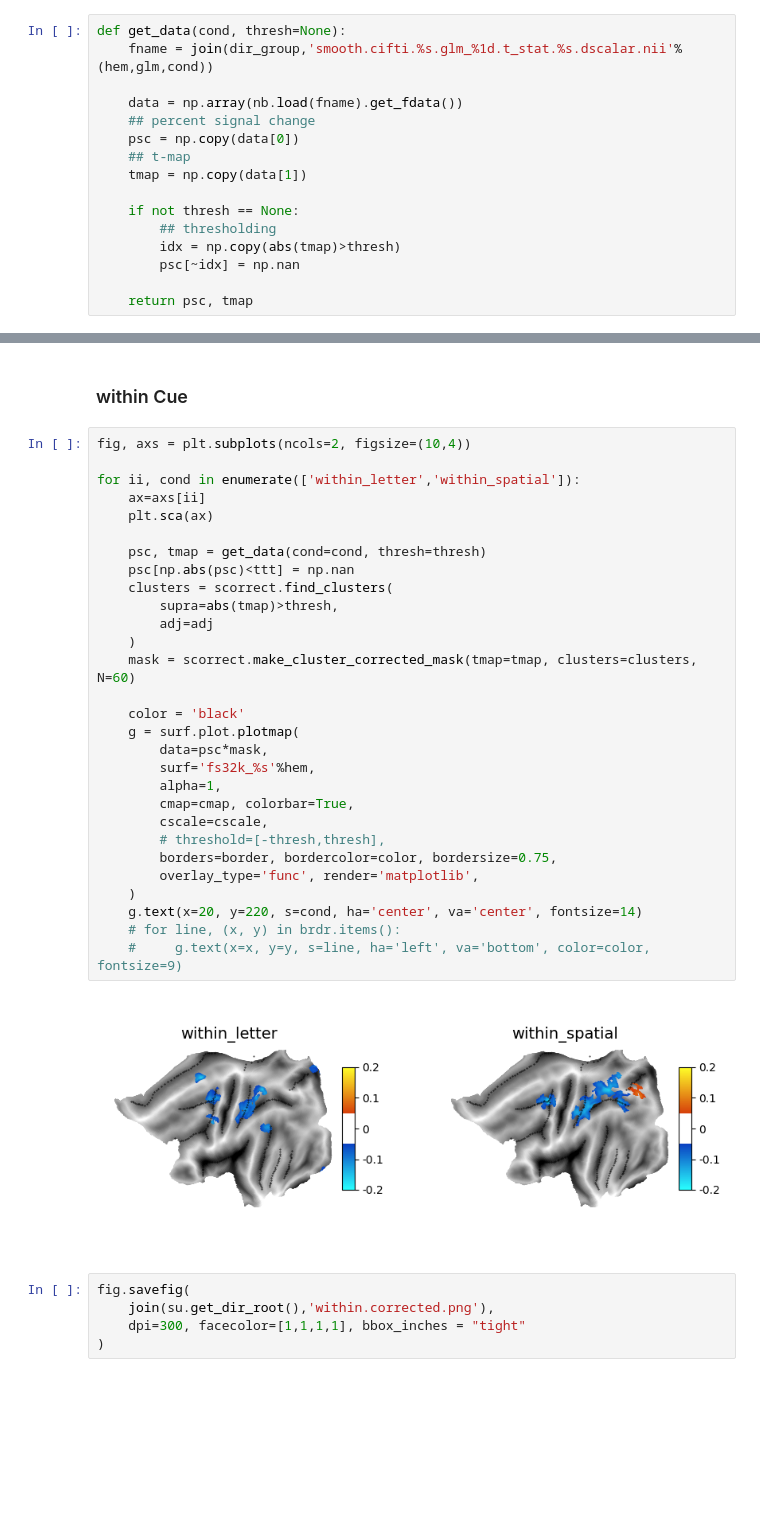
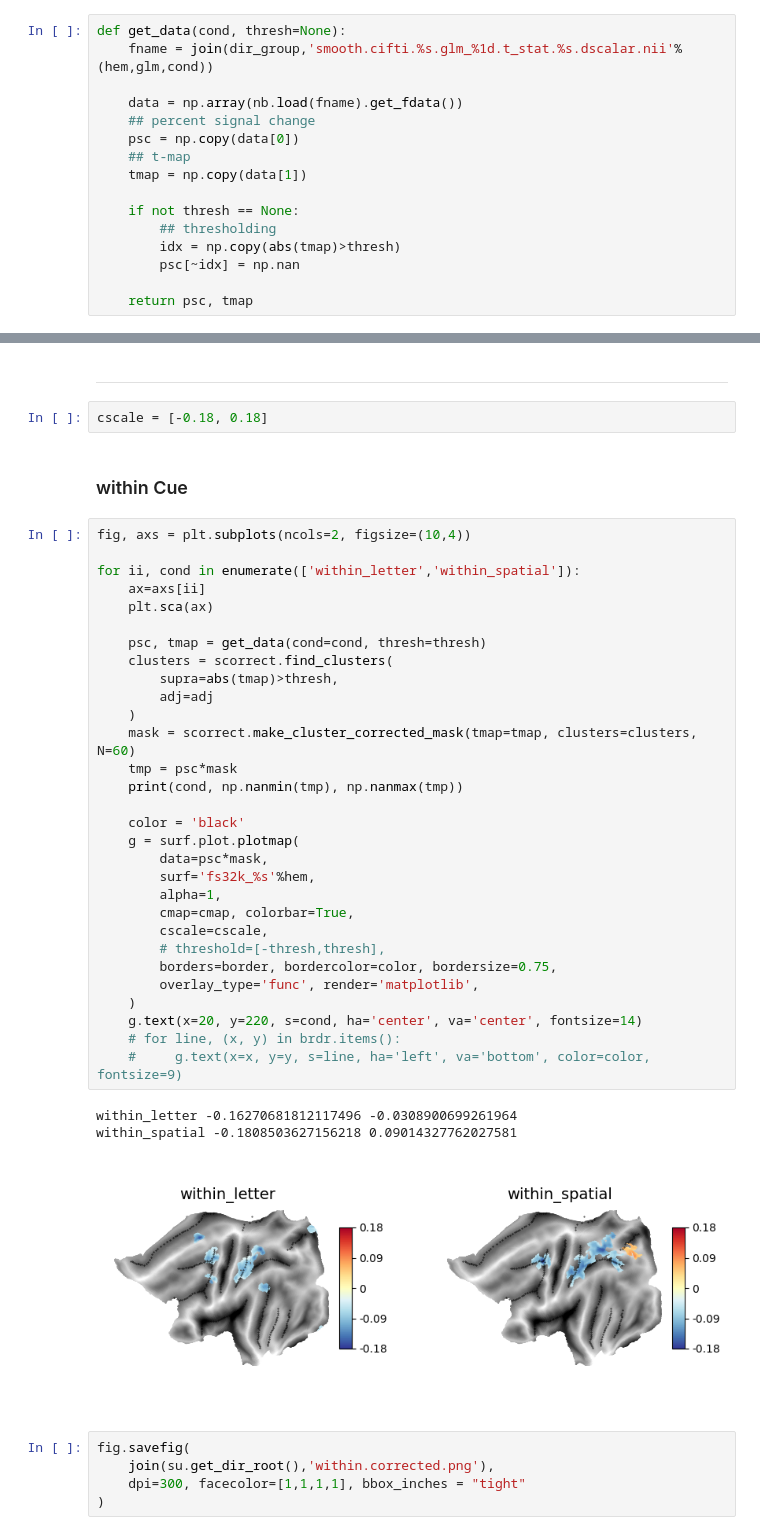
Before and after one commit to psb629/SeqSpatialSupp_fMRI, a Jupyter notebook: Notebook/cluster-based_correction.glm_2.ipynb, the cells around one changed output, grey strips where cells are left out. Cells and saved outputs as stored; diff of their text form; blank space fills up the shorter version.

```diff
--- a/Notebook/cluster-based_correction.glm_2.ipynb
+++ b/Notebook/cluster-based_correction.glm_2.ipynb
@@ -148,36 +187,43 @@ def get_data(cond, thresh=None):
+# %% [markdown]
+---
+# %%
+cscale = [-0.18, 0.18]
 # %% [markdown]
 ### within Cue
-# %%
-fig, axs = plt.subplots(ncols=2, figsize=(10,4))
-
-for ii, cond in enumerate(['within_letter','within_spatial']):
-    ax=axs[ii]
-    plt.sca(ax)
-
-    psc, tmap = get_data(cond=cond, thresh=thresh)
-    psc[np.abs(psc)<ttt] = np.nan
-    clusters = scorrect.find_clusters(
-        supra=abs(tmap)>thresh,
-        adj=adj
-    )
-    mask = scorrect.make_cluster_corrected_mask(tmap=tmap, clusters=clusters, N=60)
-
-    color = 'black'
-    g = surf.plot.plotmap(
-        data=psc*mask,
-        surf='fs32k_%s'%hem,
-        alpha=1,
-        cmap=cmap, colorbar=True,
-        cscale=cscale,
-        # threshold=[-thresh,thresh],
-        borders=border, bordercolor=color, bordersize=0.75,
-        overlay_type='func', render='matplotlib',
-    )
-    g.text(x=20, y=220, s=cond, ha='center', va='center', fontsize=14)
-    # for line, (x, y) in brdr.items():
-    #     g.text(x=x, y=y, s=line, ha='left', va='bottom', color=color, fontsize=9)
-# %% [output]
-[figure, removed]
+# %%
+fig, axs = plt.subplots(ncols=2, figsize=(10,4))
+
+for ii, cond in enumerate(['within_letter','within_spatial']):
+    ax=axs[ii]
+    plt.sca(ax)
+
+    psc, tmap = get_data(cond=cond, thresh=thresh)
+    clusters = scorrect.find_clusters(
+        supra=abs(tmap)>thresh,
+        adj=adj
+    )
+    mask = scorrect.make_cluster_corrected_mask(tmap=tmap, clusters=clusters, N=60)
+    tmp = psc*mask
+    print(cond, np.nanmin(tmp), np.nanmax(tmp))
+
+    color = 'black'
+    g = surf.plot.plotmap(
+        data=psc*mask,
+        surf='fs32k_%s'%hem,
+        alpha=1,
+        cmap=cmap, colorbar=True,
+        cscale=cscale,
+        # threshold=[-thresh,thresh],
+        borders=border, bordercolor=color, bordersize=0.75,
+        overlay_type='func', render='matplotlib',
+    )
+    g.text(x=20, y=220, s=cond, ha='center', va='center', fontsize=14)
+    # for line, (x, y) in brdr.items():
+    #     g.text(x=x, y=y, s=line, ha='left', va='bottom', color=color, fontsize=9)
+# %% [output]
+within_letter -0.16270681812117496 -0.0308900699261964
+within_spatial -0.1808503627156218 0.09014327762027581
+[figure, added]
 # %%
 fig.savefig(
     join(su.get_dir_root(),'within.corrected.png'),
```
Also changed, not shown: parts of 11 cells of this notebook, 9 other files.
